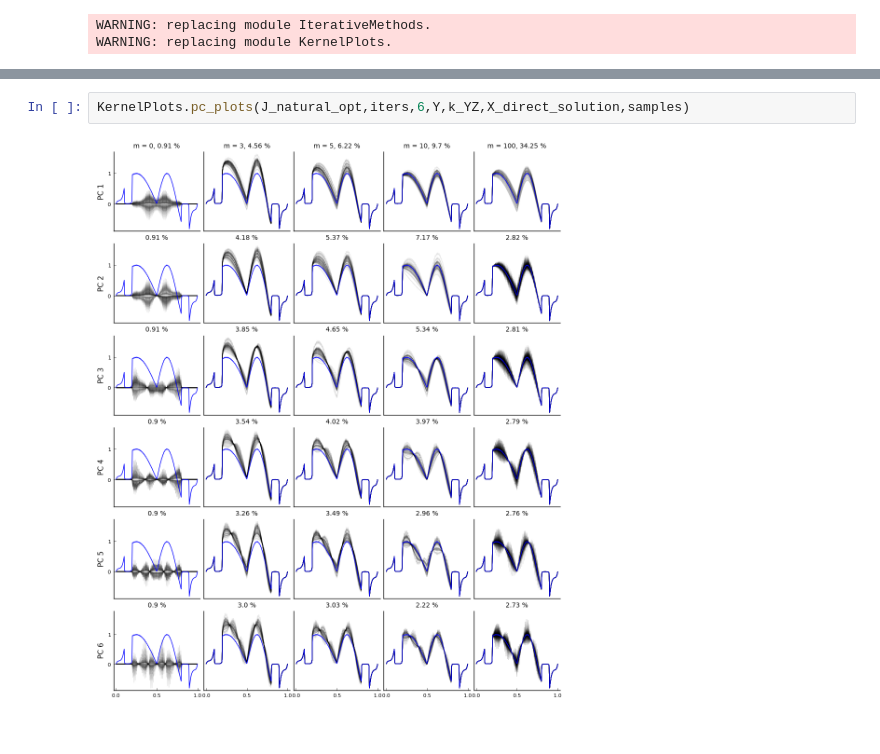
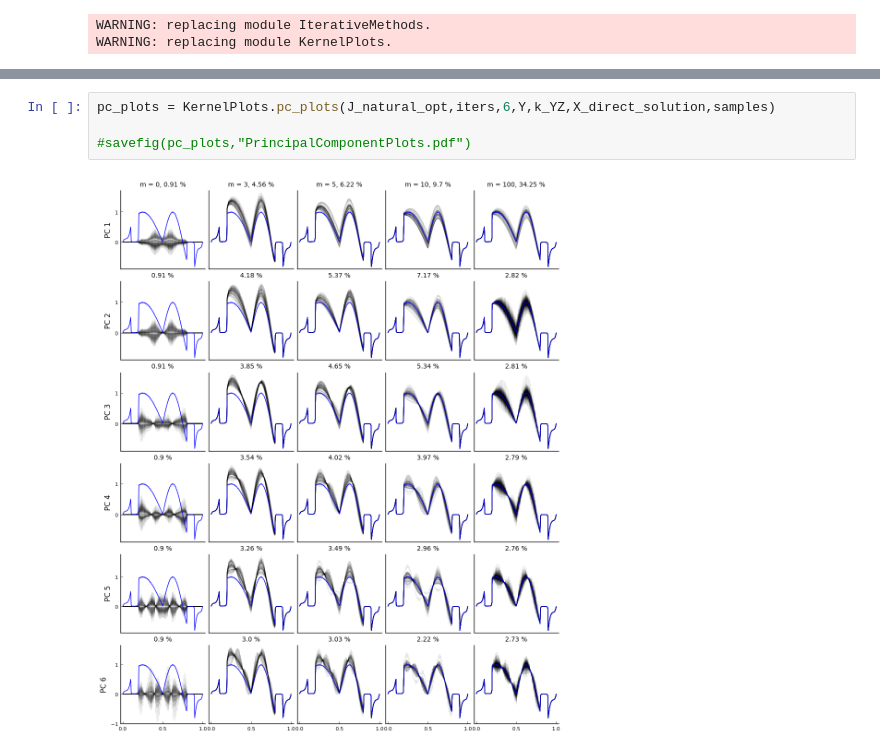
Before and after one commit to jcockayne/probabilistic_iterative_methods_code, a Jupyter notebook: julia/PushforwardPlots.ipynb, the cells around one changed output, grey strips where cells are left out. Drawn from its saved outputs; the diff is of its cells as text.

```diff
--- a/julia/PushforwardPlots.ipynb
+++ b/julia/PushforwardPlots.ipynb
@@ -58,6 +58,8 @@ savefig(J_plots,"JacobiPlots.pdf")
 # %% [output]
 [figure]
 # %%
-KernelPlots.pc_plots(J_natural_opt,iters,6,Y,k_YZ,X_direct_solution,samples)
+pc_plots = KernelPlots.pc_plots(J_natural_opt,iters,6,Y,k_YZ,X_direct_solution,samples)
+
+#savefig(pc_plots,"PrincipalComponentPlots.pdf")
 # %% [output]
-[figure, old version]
+[figure, new version]
```
Also changed, not shown: parts of 2 cells of this notebook.
